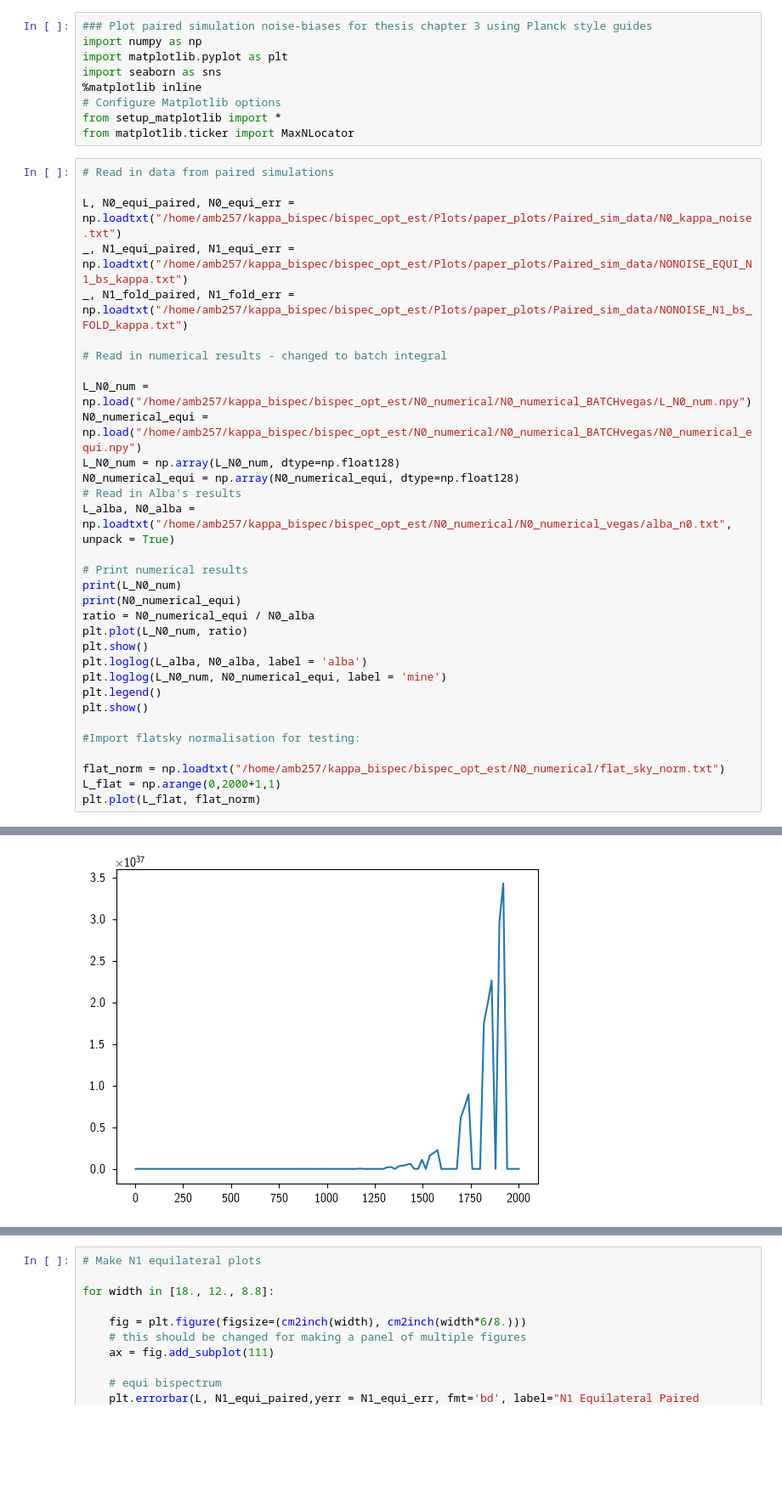
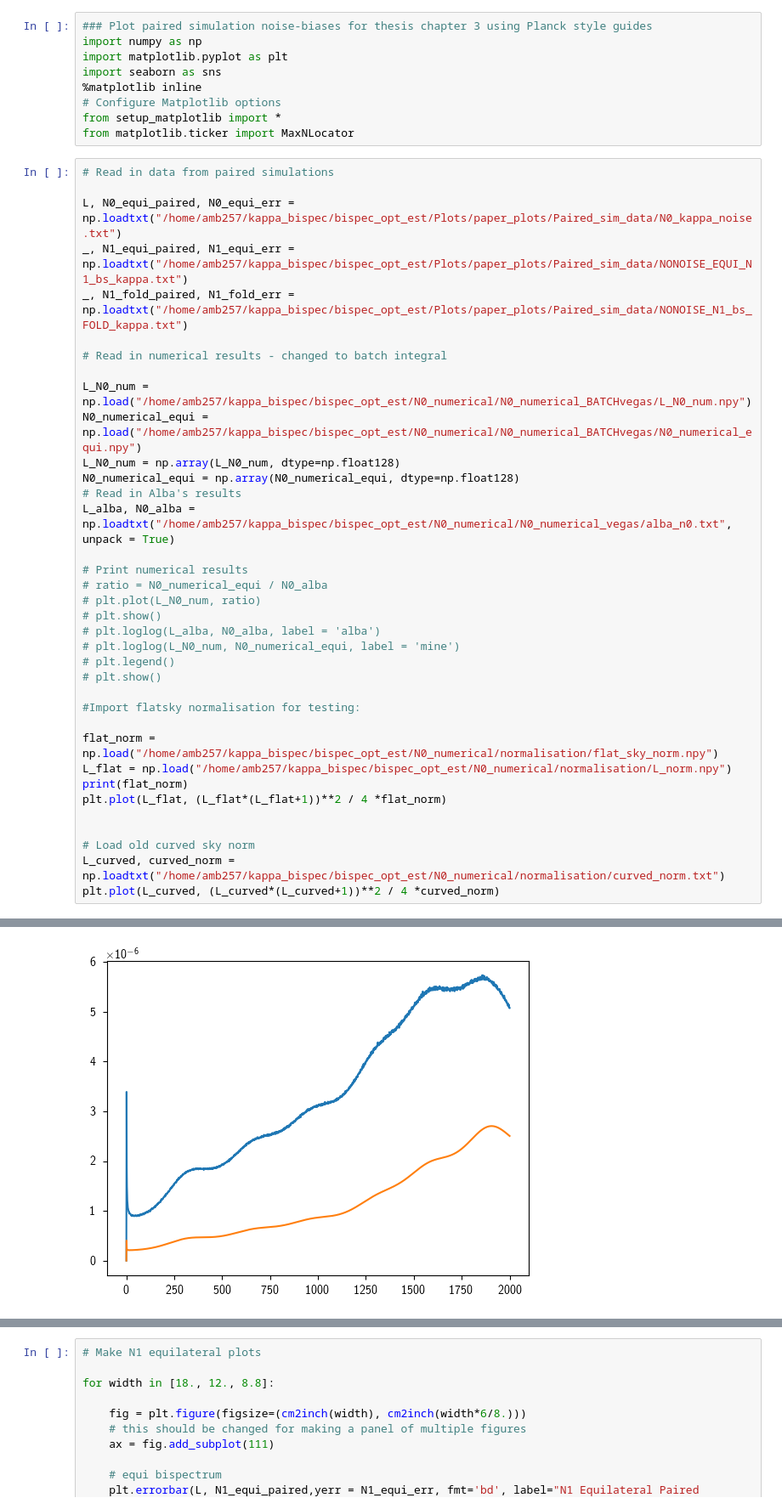
Before and after one commit to aleksandrbowkis/bispec_opt_est, a Jupyter notebook: Plots/paper_plots/Ch3_plots.ipynb, the cells around one changed output, grey strips where cells are left out. Shown at 85% size. Saved outputs shown, nothing was run; the diff lists cells and outputs as text; blank space fills up the shorter version.

Commit message:
own norm

```diff
--- a/Plots/paper_plots/Ch3_plots.ipynb
+++ b/Plots/paper_plots/Ch3_plots.ipynb
@@ -24,19 +24,23 @@ N0_numerical_equi = np.array(N0_numerical_equi, dtype=np.float128)
 L_alba, N0_alba = np.loadtxt("/home/amb257/kappa_bispec/bispec_opt_est/N0_numerical/N0_numerical_vegas/alba_n0.txt", unpack = True)
 
 # Print numerical results
-print(L_N0_num)
-print(N0_numerical_equi)
-ratio = N0_numerical_equi / N0_alba
-plt.plot(L_N0_num, ratio)
-plt.show()
-plt.loglog(L_alba, N0_alba, label = 'alba')
-plt.loglog(L_N0_num, N0_numerical_equi, label = 'mine')
-plt.legend()
-plt.show()
+# ratio = N0_numerical_equi / N0_alba
+# plt.plot(L_N0_num, ratio)
+# plt.show()
+# plt.loglog(L_alba, N0_alba, label = 'alba')
+# plt.loglog(L_N0_num, N0_numerical_equi, label = 'mine')
+# plt.legend()
+# plt.show()
 
 #Import flatsky normalisation for testing:
 
-flat_norm = np.loadtxt("/home/amb257/kappa_bispec/bispec_opt_est/N0_numerical/flat_sky_norm.txt")
-L_flat = np.arange(0,2000+1,1)
-plt.plot(L_flat, flat_norm)
+flat_norm = np.load("/home/amb257/kappa_bispec/bispec_opt_est/N0_numerical/normalisation/flat_sky_norm.npy")
+L_flat = np.load("/home/amb257/kappa_bispec/bispec_opt_est/N0_numerical/normalisation/L_norm.npy")
+print(flat_norm)
+plt.plot(L_flat, (L_flat*(L_flat+1))**2 / 4 *flat_norm)
+
+
+# Load old curved sky norm
+L_curved, curved_norm = np.loadtxt("/home/amb257/kappa_bispec/bispec_opt_est/N0_numerical/normalisation/curved_norm.txt")
+plt.plot(L_curved, (L_curved*(L_curved+1))**2 / 4 *curved_norm)
 # %% [output]
@@ -60 +50 @@ plt.plot(L_flat, flat_norm)
-[figure, old version]
+[figure, new version]
```
Also changed, not shown: parts of 2 cells of this notebook, 21 other files.
